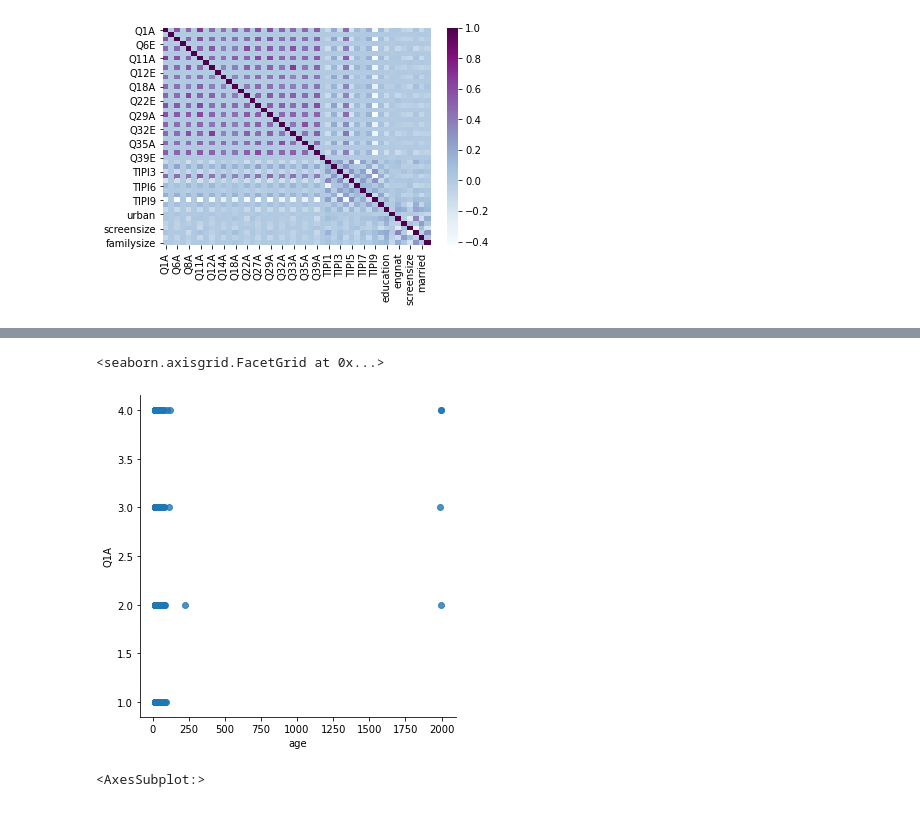
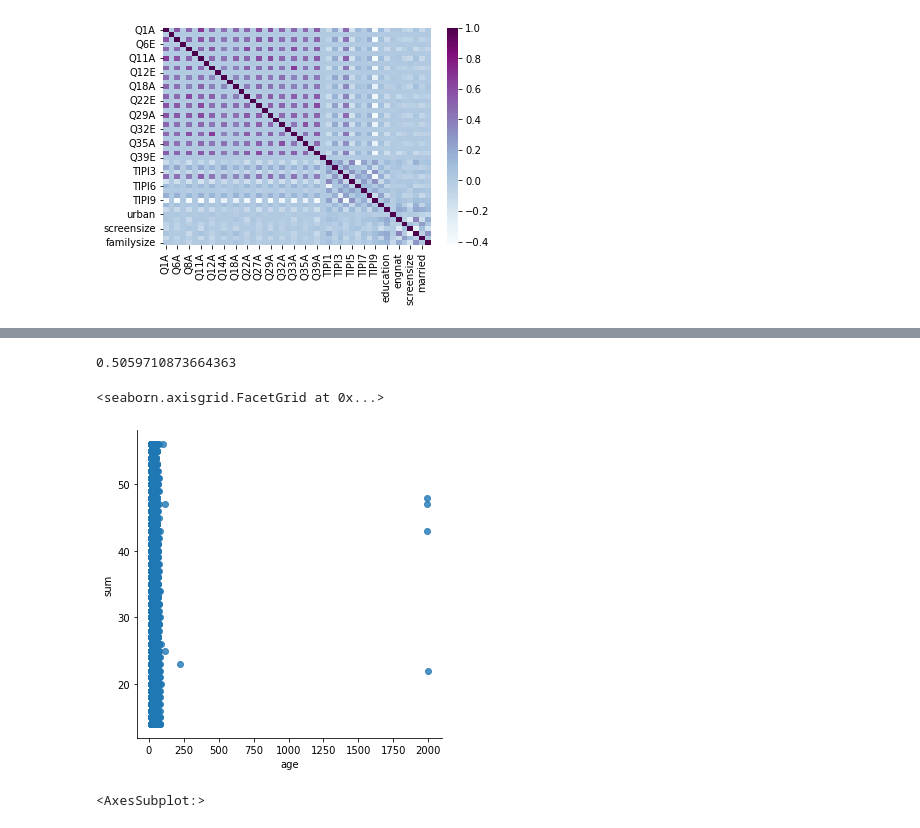
Before and after one commit to youssef02/ML-and-PR-, a Jupyter notebook: Code.ipynb, the cells around one changed output, grey strips where cells are left out. Drawn from its saved outputs; the diff is of its cells as text; code cells hidden in the pictures.

Commit message:
code update to show different knn accuracy.
best knn value is 4, after that there isn't alot of improvement

```diff
--- a/Code.ipynb
+++ b/Code.ipynb
@@ -127,8 +118,15 @@ sns.heatmap(df.corr(), cmap='BuPu')
 <AxesSubplot:>
 [figure]
 # %%
-#implement k-nn on the df dataset
-from sklearn.neighbors import KNeighborsClassifier
-knn = KNeighborsClassifier(n_neighbors=2)
-knn.fit(X_train, y_train)
+#get list of columns that start with Q and end with A
+columns_QA = []
+for i in df.columns:
+    if i.startswith('Q') and i.endswith('A'):
+        columns_QA.append(i)
+
+
+print(columns_QA)
+
+df["sum"] = df[columns_QA].sum(axis=1)
+df.head()
 # %% [output]
@@ -136,10 +173,21 @@ KNeighborsClassifier(n_neighbors=2)
+# %%
+#implement knn
+from sklearn.neighbors import KNeighborsClassifier
+from sklearn.metrics import accuracy_score
+
+knn = KNeighborsClassifier(n_neighbors=4)
+knn.fit(X_train, y_train)
+y_pred = knn.predict(X_test)
+print(accuracy_score(y_test, y_pred))
+# %% [output]
+0.5059710873664363
 # %%
 #plot age vs. Q1A
 import seaborn as sns
-sns.lmplot(x='age', y='Q1A', data=df, fit_reg=False)
+sns.lmplot(x='age', y='sum', data=df, fit_reg=False)
 # %% [output]
 <seaborn.axisgrid.FacetGrid at 0x...>
-[figure, old version]
+[figure, new version]
 # %%
 
 #how many people have answered Q1A
```
Also changed, not shown: parts of 7 cells of this notebook.
